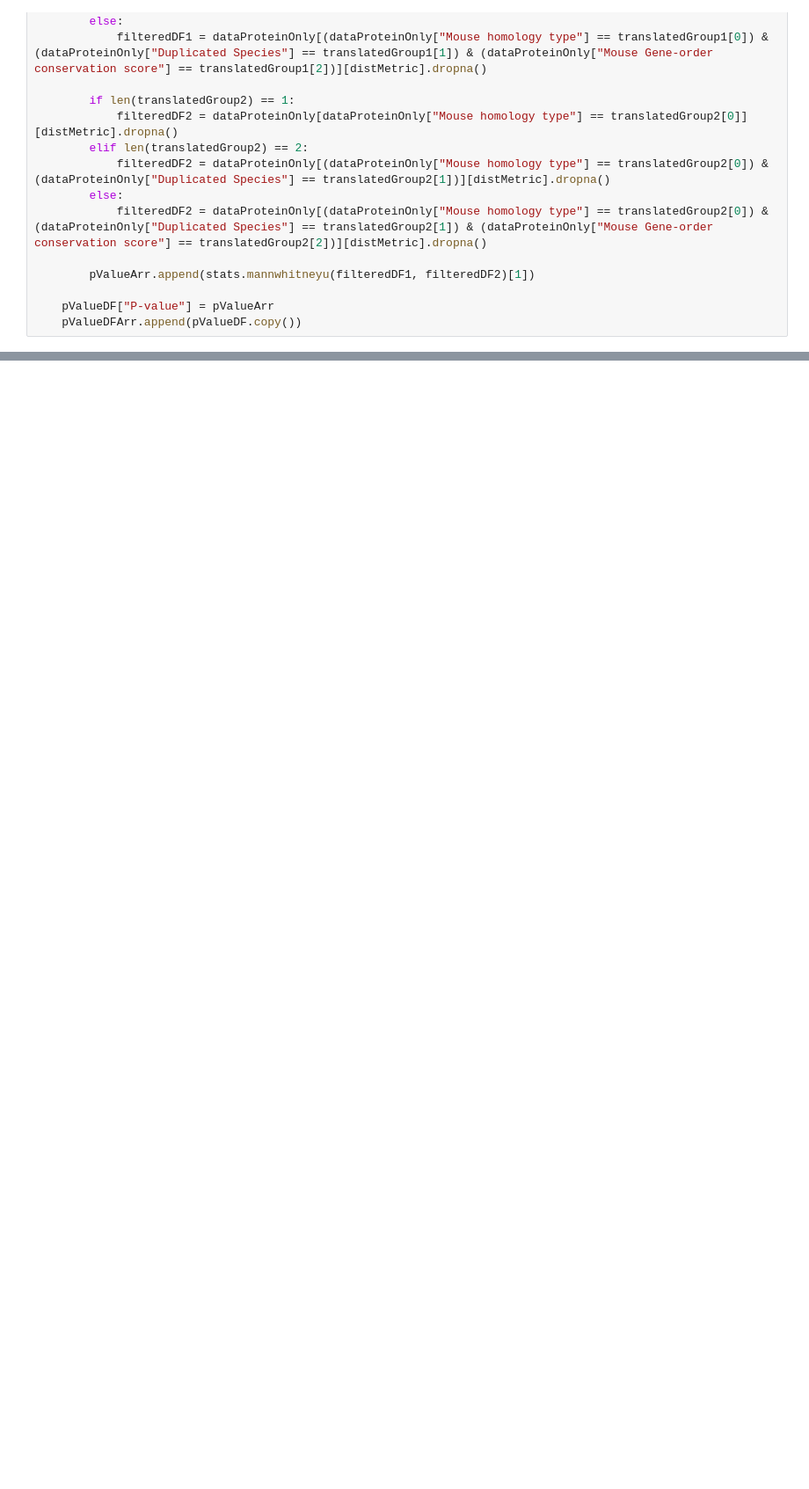
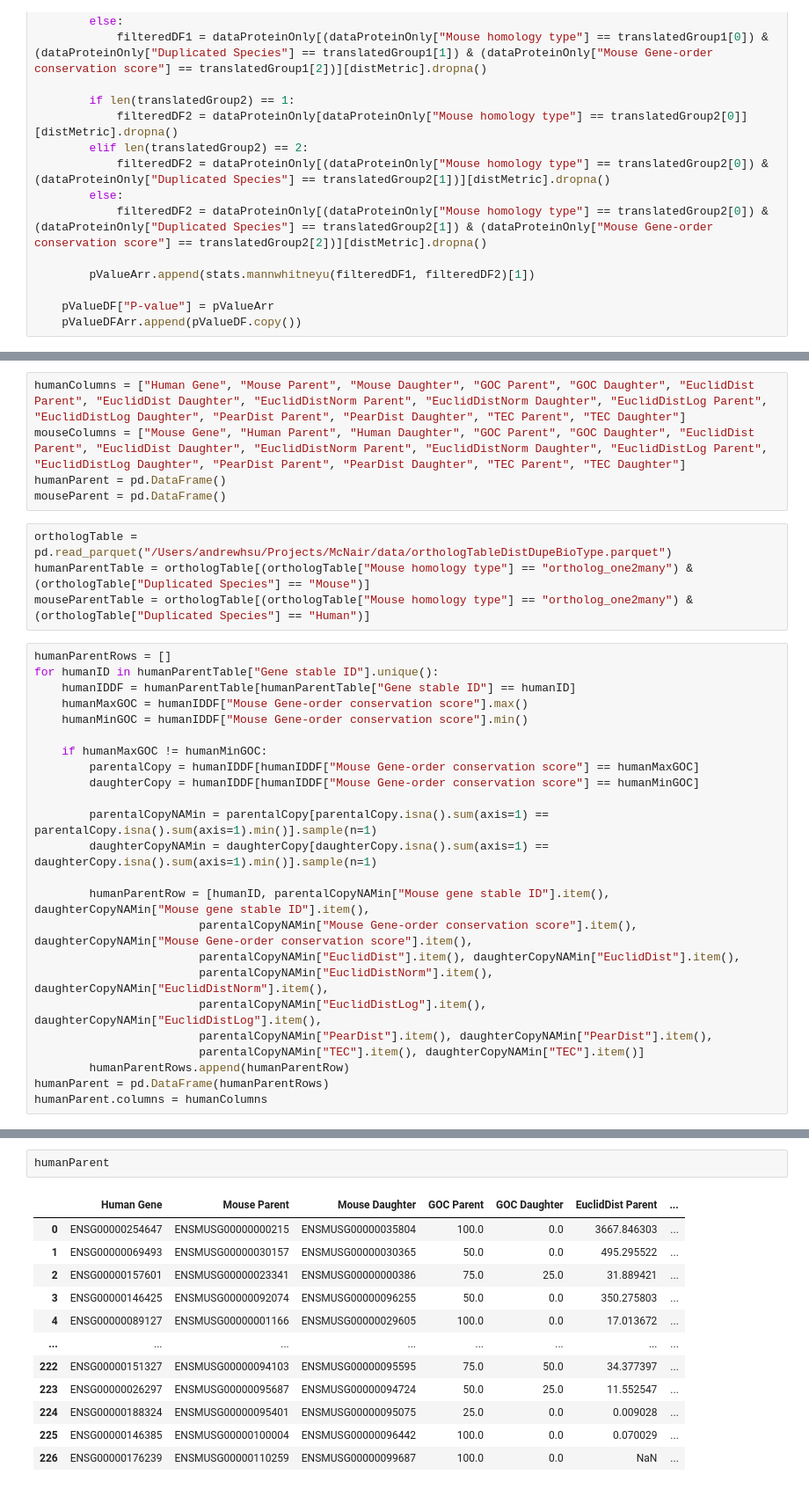
Before and after one commit to AndrewH72/Gene-Duplication, a Jupyter notebook: scripts/dataAnalysis.ipynb, the cells around one changed output, grey strips where cells are left out. Shown at 88% size. Cells and saved outputs as stored; diff of their text form; blank space fills up the shorter version.

Commit message:
identified parental and daughter copies for orthologs

```diff
--- a/scripts/dataAnalysis.ipynb
+++ b/scripts/dataAnalysis.ipynb
@@ -641,0 +651,33 @@ ValueError: No Excel writer 'a'
+# %%
+humanColumns = ["Human Gene", "Mouse Parent", "Mouse Daughter", "GOC Parent", "GOC Daughter", "EuclidDist Parent", "EuclidDist Daughter", "EuclidDistNorm Parent", "EuclidDistNorm Daughter", "EuclidDistLog Parent", "EuclidDistLog Daughter", "PearDist Parent", "PearDist Daughter", "TEC Parent", "TEC Daughter"]
+mouseColumns = ["Mouse Gene", "Human Parent", "Human Daughter", "GOC Parent", "GOC Daughter", "EuclidDist Parent", "EuclidDist Daughter", "EuclidDistNorm Parent", "EuclidDistNorm Daughter", "EuclidDistLog Parent", "EuclidDistLog Daughter", "PearDist Parent", "PearDist Daughter", "TEC Parent", "TEC Daughter"]
+humanParent = pd.DataFrame()
+mouseParent = pd.DataFrame()
+# %%
+orthologTable = pd.read_parquet("/Users/andrewhsu/Projects/McNair/data/orthologTableDistDupeBioType.parquet")
+humanParentTable = orthologTable[(orthologTable["Mouse homology type"] == "ortholog_one2many") & (orthologTable["Duplicated Species"] == "Mouse")]
+mouseParentTable = orthologTable[(orthologTable["Mouse homology type"] == "ortholog_one2many") & (orthologTable["Duplicated Species"] == "Human")]
+# %%
+humanParentRows = []
+for humanID in humanParentTable["Gene stable ID"].unique():
+    humanIDDF = humanParentTable[humanParentTable["Gene stable ID"] == humanID]
+    humanMaxGOC = humanIDDF["Mouse Gene-order conservation score"].max()
+    humanMinGOC = humanIDDF["Mouse Gene-order conservation score"].min()
+
+    if humanMaxGOC != humanMinGOC:
+        parentalCopy = humanIDDF[humanIDDF["Mouse Gene-order conservation score"] == humanMaxGOC]
+        daughterCopy = humanIDDF[humanIDDF["Mouse Gene-order conservation score"] == humanMinGOC]
+
+        parentalCopyNAMin = parentalCopy[parentalCopy.isna().sum(axis=1) == parentalCopy.isna().sum(axis=1).min()].sample(n=1)
+        daughterCopyNAMin = daughterCopy[daughterCopy.isna().sum(axis=1) == daughterCopy.isna().sum(axis=1).min()].sample(n=1)
+
+        humanParentRow = [humanID, parentalCopyNAMin["Mouse gene stable ID"].item(), daughterCopyNAMin["Mouse gene stable ID"].item(),
+                        parentalCopyNAMin["Mouse Gene-order conservation score"].item(), daughterCopyNAMin["Mouse Gene-order conservation score"].item(),
+                        parentalCopyNAMin["EuclidDist"].item(), daughterCopyNAMin["EuclidDist"].item(),
+                        parentalCopyNAMin["EuclidDistNorm"].item(), daughterCopyNAMin["EuclidDistNorm"].item(),
+                        parentalCopyNAMin["EuclidDistLog"].item(), daughterCopyNAMin["EuclidDistLog"].item(),
+                        parentalCopyNAMin["PearDist"].item(), daughterCopyNAMin["PearDist"].item(),
+                        parentalCopyNAMin["TEC"].item(), daughterCopyNAMin["TEC"].item()]
+        humanParentRows.append(humanParentRow)
+humanParent = pd.DataFrame(humanParentRows)
+humanParent.columns = humanColumns
@@ -641,0 +730,15 @@ ValueError: No Excel writer 'a'
+# %%
+humanParent
+# %% [output]
+|  | Human Gene | Mouse Parent | Mouse Daughter | GOC Parent | GOC Daughter | EuclidDist Parent | ... |
+| 0 | ENSG00000254647 | ENSMUSG00000000215 | ENSMUSG00000035804 | 100.0 | 0.0 | 3667.846303 | ... |
+| 1 | ENSG00000069493 | ENSMUSG00000030157 | ENSMUSG00000030365 | 50.0 | 0.0 | 495.295522 | ... |
+| 2 | ENSG00000157601 | ENSMUSG00000023341 | ENSMUSG00000000386 | 75.0 | 25.0 | 31.889421 | ... |
+| 3 | ENSG00000146425 | ENSMUSG00000092074 | ENSMUSG00000096255 | 50.0 | 0.0 | 350.275803 | ... |
+| 4 | ENSG00000089127 | ENSMUSG00000001166 | ENSMUSG00000029605 | 100.0 | 0.0 | 17.013672 | ... |
+| ... | ... | ... | ... | ... | ... | ... | ... |
+| 222 | ENSG00000151327 | ENSMUSG00000094103 | ENSMUSG00000095595 | 75.0 | 50.0 | 34.377397 | ... |
+| 223 | ENSG00000026297 | ENSMUSG00000095687 | ENSMUSG00000094724 | 50.0 | 25.0 | 11.552547 | ... |
+| 224 | ENSG00000188324 | ENSMUSG00000095401 | ENSMUSG00000095075 | 25.0 | 0.0 | 0.009028 | ... |
+| 225 | ENSG00000146385 | ENSMUSG00000100004 | ENSMUSG00000096442 | 100.0 | 0.0 | 0.070029 | ... |
+| 226 | ENSG00000176239 | ENSMUSG00000110259 | ENSMUSG00000099687 | 100.0 | 0.0 | NaN | ... |
```
Also changed, not shown: parts of 12 cells of this notebook, 6 other files.
